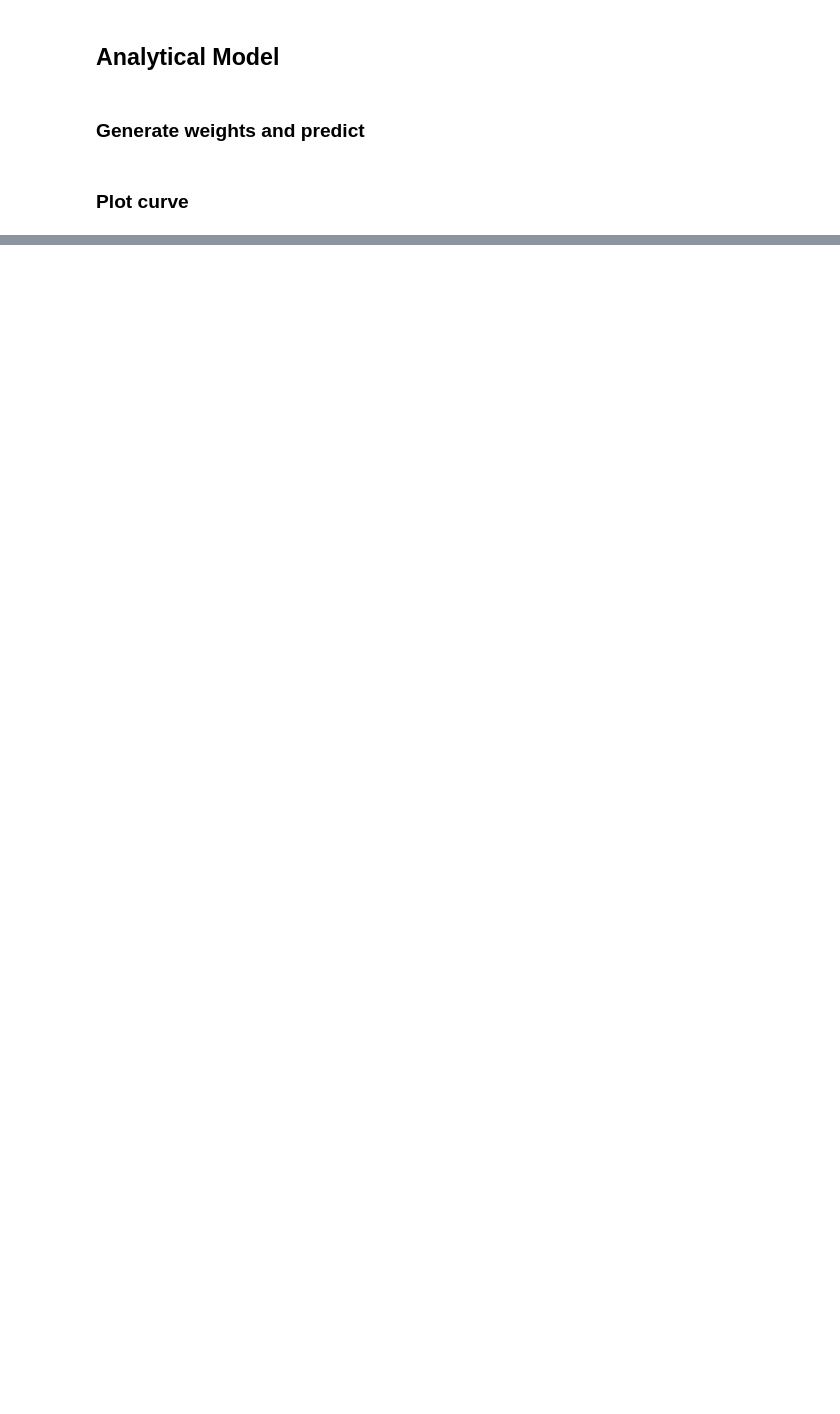
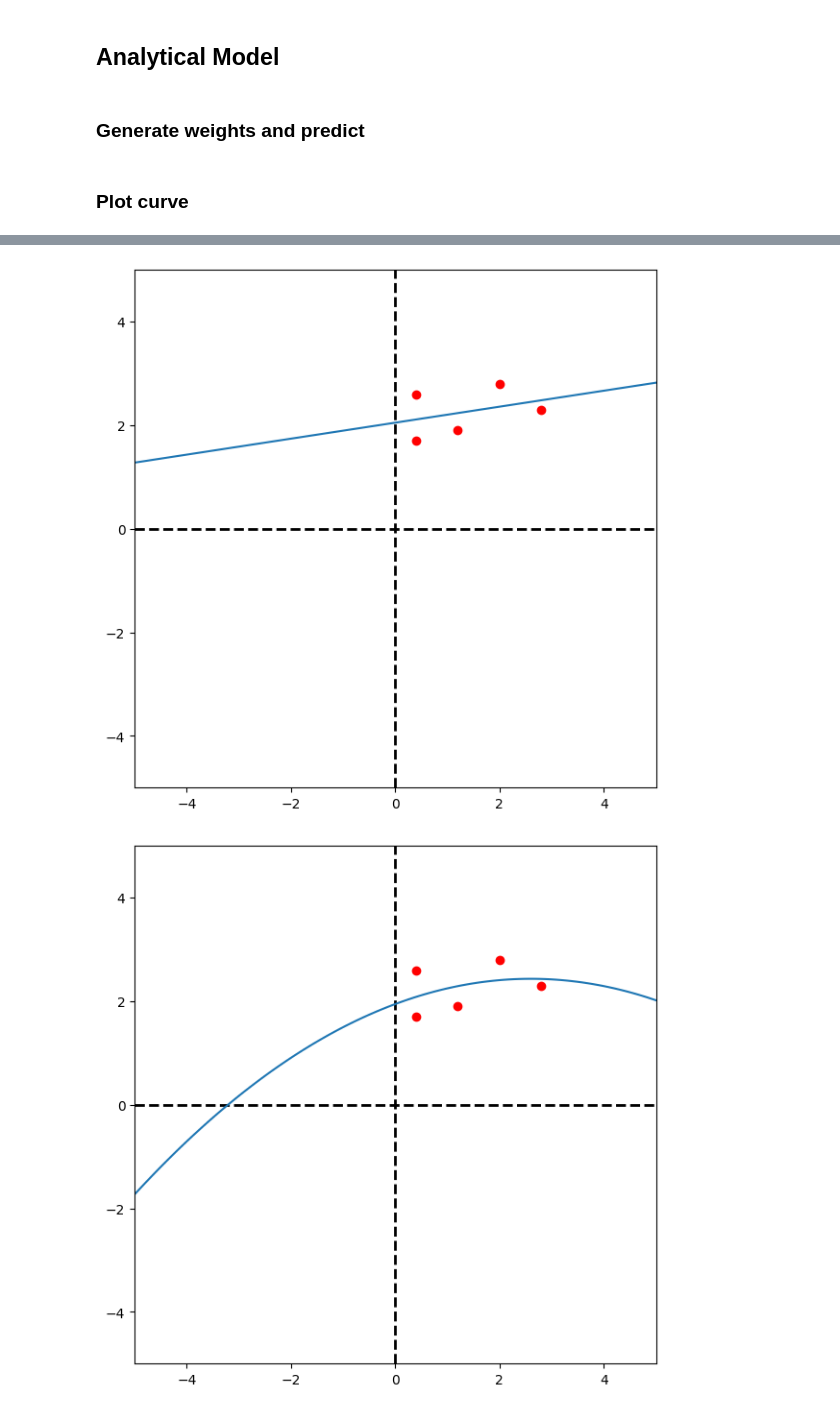
Before and after one commit to Nailsonseat/Machine-Learning, a Jupyter notebook: Polynomial Regression.ipynb, the cells around one changed output, grey strips where cells are left out. Cells and saved outputs as stored; diff of their text form; code cells hidden in the pictures; blank space fills up the shorter version.

```diff
--- a/Polynomial Regression.ipynb
+++ b/Polynomial Regression.ipynb
@@ -68,0 +73,5 @@ pd.DataFrame(X.T,columns=['X^0','X^1','X^2'])
+# %%
+col=[]
+for i in range(degree+1):
+    col.append('X^'+str(i))
+pd.DataFrame(X.T,columns=col)
@@ -91,0 +110,2 @@ plt.plot(s,t)
+# %%
+degree=[1,2,3,4,5]
@@ -91,0 +114,17 @@ plt.plot(s,t)
+# %%
+def polyRegression(original_X,degree):
+    for i in degree:
+        plotCanvas()
+        X=appendFeatures(original_X,i)
+        w=weights(X,Y)
+        s=np.linspace(-5,5,100)
+        t=0
+        for j in range(len(w)):
+            t+=w[j]*(s**j)
+        plt.plot(original_X[0,:],Y,'o',c='red')
+        plt.plot(s,t)
+# %%
+polyRegression(original_X,degree)
+# %% [output]
+[figure, added]
+[figure, added]
```
Also changed, not shown: parts of 11 cells of this notebook.
